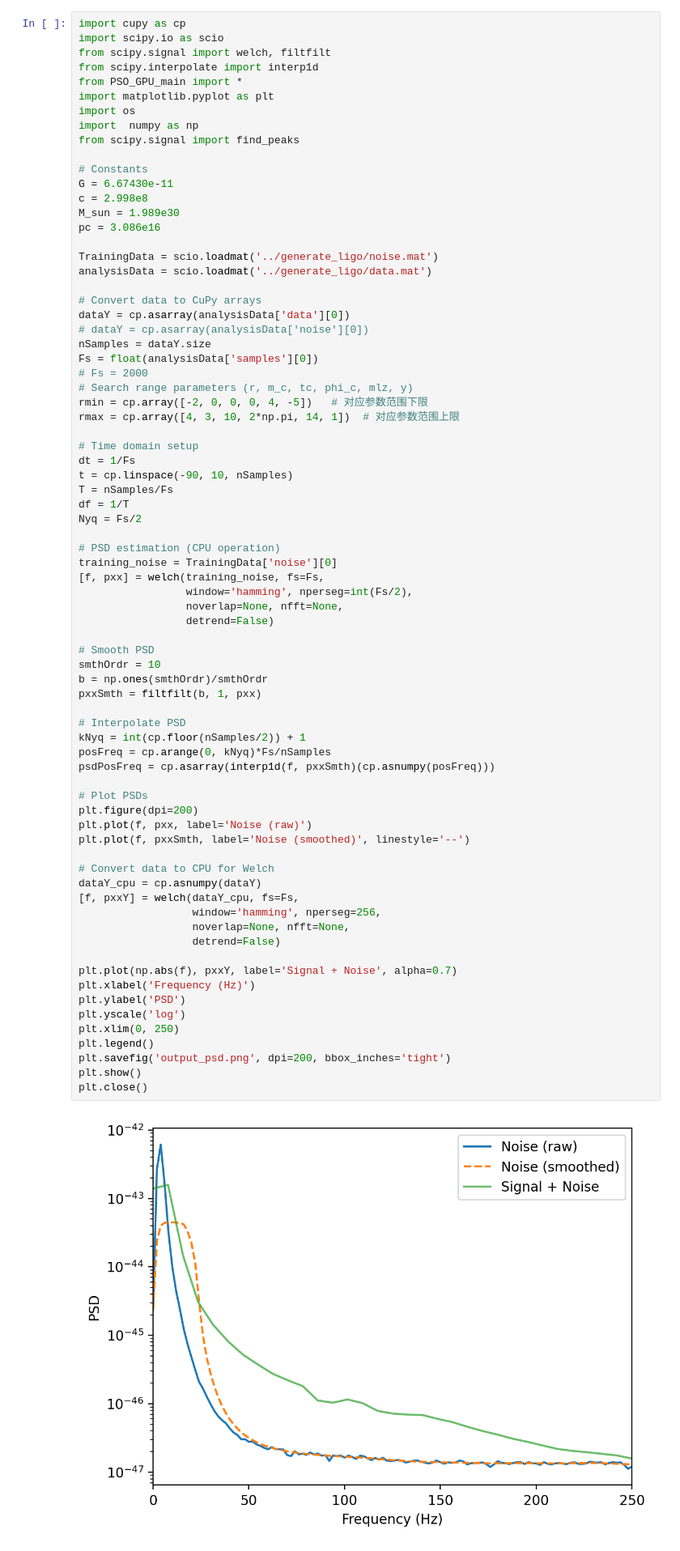
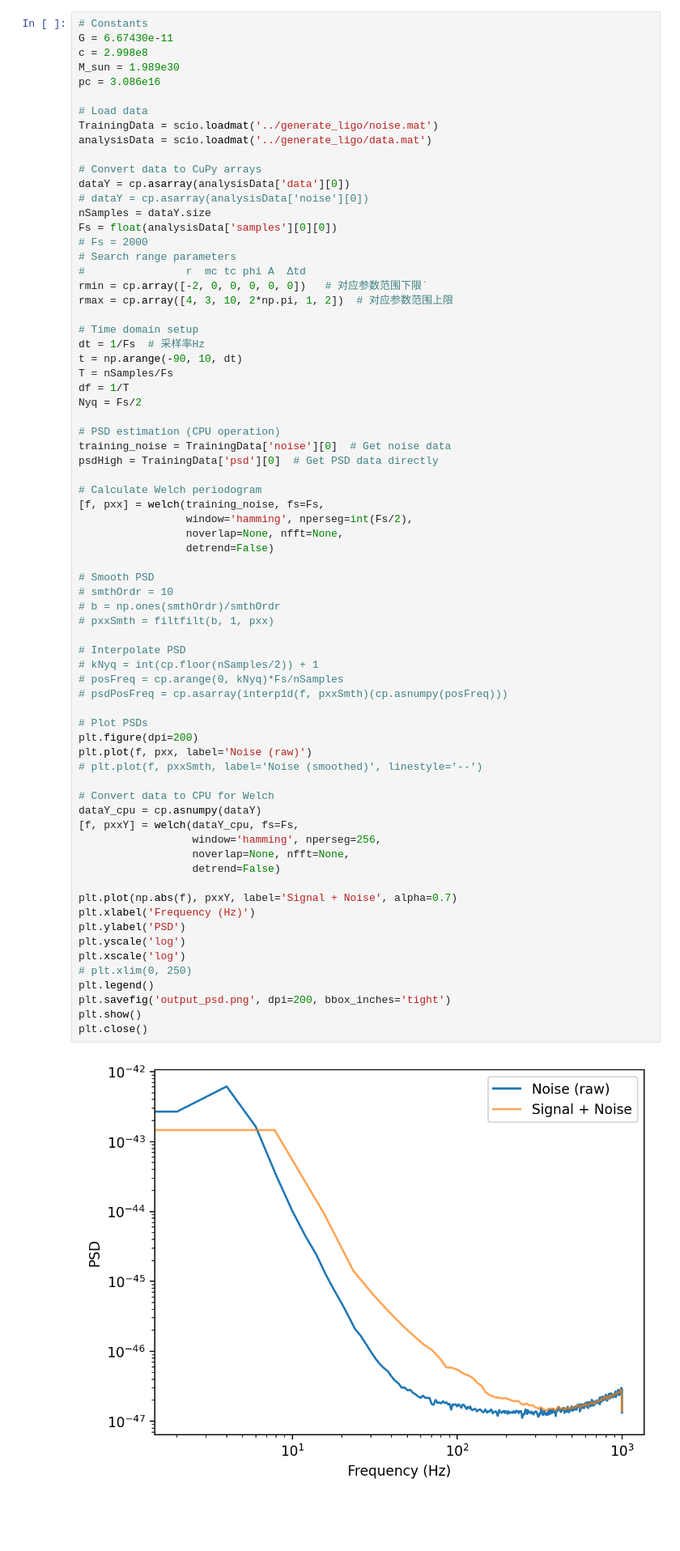
Before and after one commit to WeiQYU/PSO_change, a Jupyter notebook: PSO_change/PSO_GPU/Run_PSO_GPU.ipynb, the cells around one changed output. Shown at 81% size. Drawn from its saved outputs; the diff is of its cells as text; blank space fills up the shorter version.

```diff
--- a/PSO_change/PSO_GPU/Run_PSO_GPU.ipynb
+++ b/PSO_change/PSO_GPU/Run_PSO_GPU.ipynb
@@ -1,20 +11,11 @@
 # %%
-import cupy as cp
-import scipy.io as scio
-from scipy.signal import welch, filtfilt
-from scipy.interpolate import interp1d
-from PSO_GPU_main import *
-import matplotlib.pyplot as plt
-import os
-import  numpy as np
-from scipy.signal import find_peaks
-
 # Constants
 G = 6.67430e-11
 c = 2.998e8
 M_sun = 1.989e30
 pc = 3.086e16
 
+# Load data
 TrainingData = scio.loadmat('../generate_ligo/noise.mat')
 analysisData = scio.loadmat('../generate_ligo/data.mat')
 
@@ -22,59 +23,64 @@ analysisData = scio.loadmat('../generate_ligo/data.mat')
 dataY = cp.asarray(analysisData['data'][0])
 # dataY = cp.asarray(analysisData['noise'][0])
 nSamples = dataY.size
-Fs = float(analysisData['samples'][0])
+Fs = float(analysisData['samples'][0][0])
 # Fs = 2000
-# Search range parameters (r, m_c, tc, phi_c, mlz, y)
-rmin = cp.array([-2, 0, 0, 0, 4, -5])   # 对应参数范围下限
-rmax = cp.array([4, 3, 10, 2*np.pi, 14, 1])  # 对应参数范围上限
+# Search range parameters
+#                r  mc tc phi A  Δtd
+rmin = cp.array([-2, 0, 0, 0, 0, 0])   # 对应参数范围下限`
+rmax = cp.array([4, 3, 10, 2*np.pi, 1, 2])  # 对应参数范围上限
 
 # Time domain setup
-dt = 1/Fs
-t = cp.linspace(-90, 10, nSamples)
+dt = 1/Fs  # 采样率Hz
+t = np.arange(-90, 10, dt)
 T = nSamples/Fs
 df = 1/T
 Nyq = Fs/2
 
 # PSD estimation (CPU operation)
-training_noise = TrainingData['noise'][0]
+training_noise = TrainingData['noise'][0]  # Get noise data
+psdHigh = TrainingData['psd'][0]  # Get PSD data directly
+
+# Calculate Welch periodogram
 [f, pxx] = welch(training_noise, fs=Fs,
                  window='hamming', nperseg=int(Fs/2),
                  noverlap=None, nfft=None,
                  detrend=False)
 
 # Smooth PSD
-smthOrdr = 10
-b = np.ones(smthOrdr)/smthOrdr
-pxxSmth = filtfilt(b, 1, pxx)
+# smthOrdr = 10
+# b = np.ones(smthOrdr)/smthOrdr
+# pxxSmth = filtfilt(b, 1, pxx)
 
 # Interpolate PSD
-kNyq = int(cp.floor(nSamples/2)) + 1
-posFreq = cp.arange(0, kNyq)*Fs/nSamples
-psdPosFreq = cp.asarray(interp1d(f, pxxSmth)(cp.asnumpy(posFreq)))
+# kNyq = int(cp.floor(nSamples/2)) + 1
+# posFreq = cp.arange(0, kNyq)*Fs/nSamples
+# psdPosFreq = cp.asarray(interp1d(f, pxxSmth)(cp.asnumpy(posFreq)))
 
 # Plot PSDs
 plt.figure(dpi=200)
 plt.plot(f, pxx, label='Noise (raw)')
-plt.plot(f, pxxSmth, label='Noise (smoothed)', linestyle='--')
+# plt.plot(f, pxxSmth, label='Noise (smoothed)', linestyle='--')
 
 # Convert data to CPU for Welch
 dataY_cpu = cp.asnumpy(dataY)
 [f, pxxY] = welch(dataY_cpu, fs=Fs,
                   window='hamming', nperseg=256,
                   noverlap=None, nfft=None,
                   detrend=False)
 
 plt.plot(np.abs(f), pxxY, label='Signal + Noise', alpha=0.7)
 plt.xlabel('Frequency (Hz)')
 plt.ylabel('PSD')
 plt.yscale('log')
-plt.xlim(0, 250)
+plt.xscale('log')
+# plt.xlim(0, 250)
 plt.legend()
 plt.savefig('output_psd.png', dpi=200, bbox_inches='tight')
 plt.show()
 plt.close()
 # %% [output]
-[figure, old version]
+[figure, new version]
 # %%
 # PSO input parameters
 inParams = {
```
Also changed, not shown: parts of 7 cells of this notebook, 8 other files.
